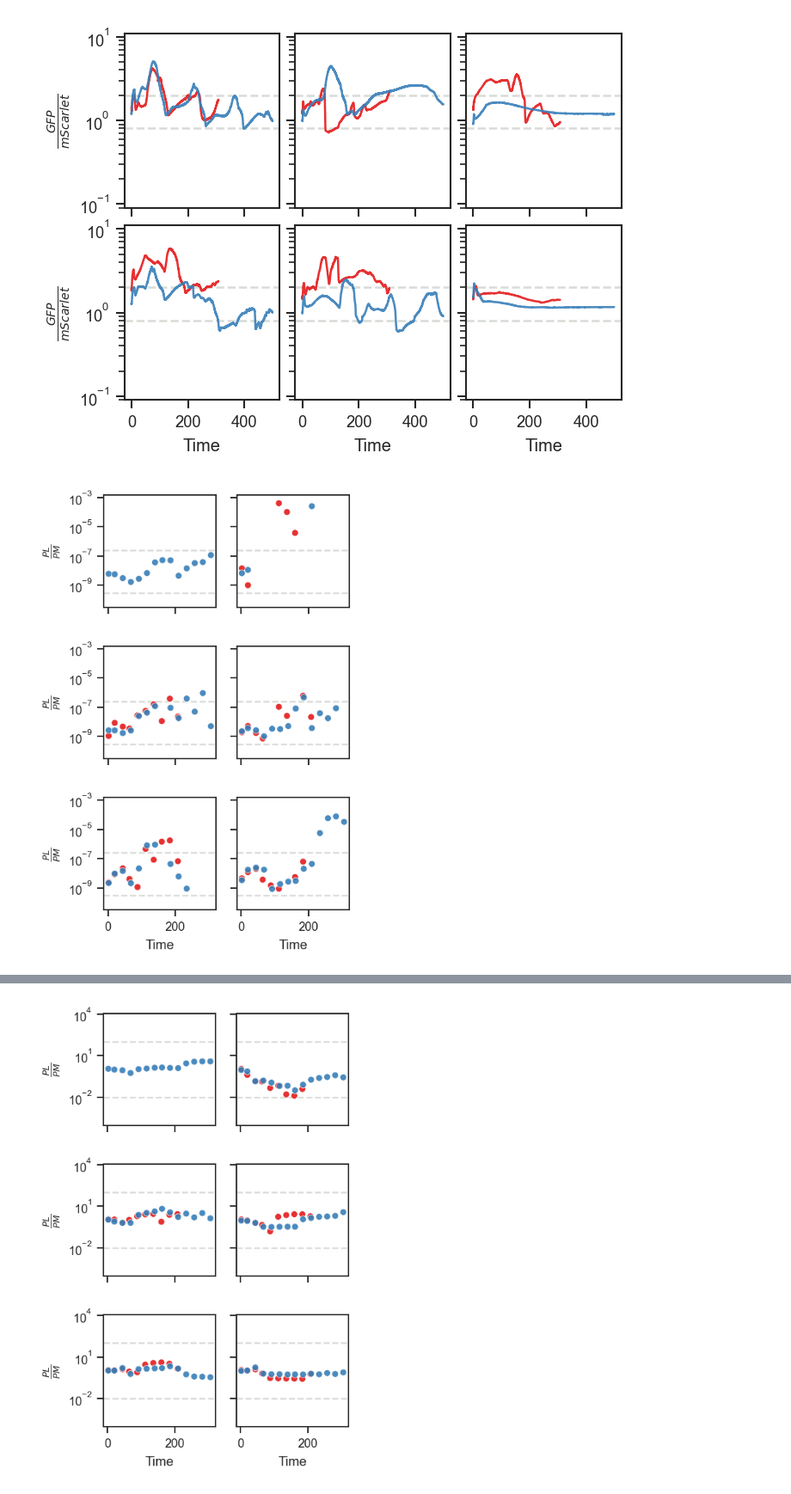
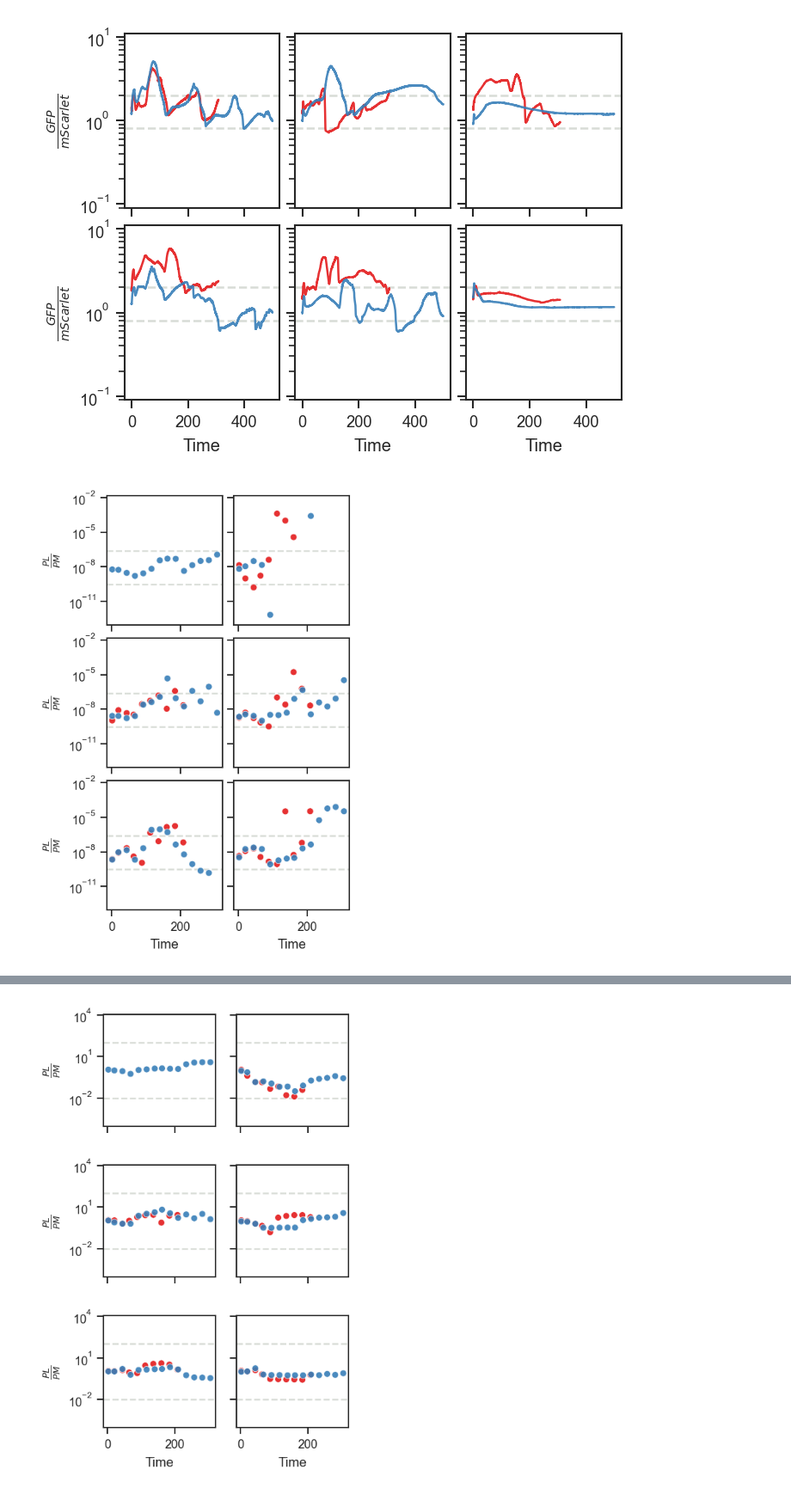
Before and after one commit to microbial-pangenomes-lab/2026_tricomm, a Jupyter notebook: notebooks/plasmid_runs.ipynb, the cells around one changed output, grey strips where cells are left out. Shown at 86% size. Cells and saved outputs as stored; diff of their text form; code cells hidden in the pictures.

```diff
--- a/notebooks/plasmid_runs.ipynb
+++ b/notebooks/plasmid_runs.ipynb
@@ -604,36 +604,38 @@ cp = sns.relplot(data=cr1[cr1['plate'] == 'KAN'],
                  legend=False
                 )
 
 cp.set(
        yscale='log',
        ylabel=r'$\frac{PL}{PM}$',
        xlabel='Time',
-       # ylim=(9E-17, 1.5E-2)
-       ylim=(3E-11, 1.5E-3),
+       ylim=(9E-14, 1.5E-2)
+       # ylim=(3E-11, 1.5E-3),
       )
 
 cp.map(plt.axhline, y=3E-10,
        color='xkcd:light grey',
        zorder=-1,
        linestyle='--')
 cp.map(plt.axhline, y=2.5E-7,
        color='xkcd:light grey',
        zorder=-1,
        linestyle='--')
 cp.set_titles("")
 
 sns.despine(right=False, top=False)
 
+plt.subplots_adjust(wspace=0.1, hspace=0.1)
+
 plt.savefig('poxa_counting_ratio.png',
             dpi=300,
             bbox_inches='tight',
             transparent=True
            )
 plt.savefig('poxa_counting_ratio.svg',
             dpi=300, bbox_inches='tight',
             transparent=True);
 # %% [output]
-[figure, old version]
+[figure, new version]
 # %%
 cp = sns.relplot(data=cr2[cr2['plate'] == 'KAN'],
                  x='time',
```
Also changed, not shown: parts of 6 cells of this notebook, 4 other files.
